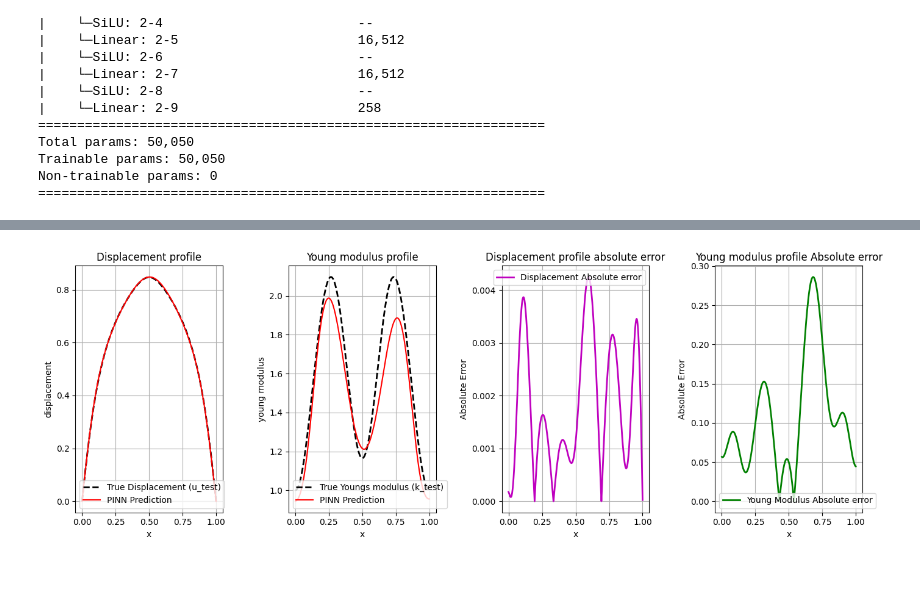
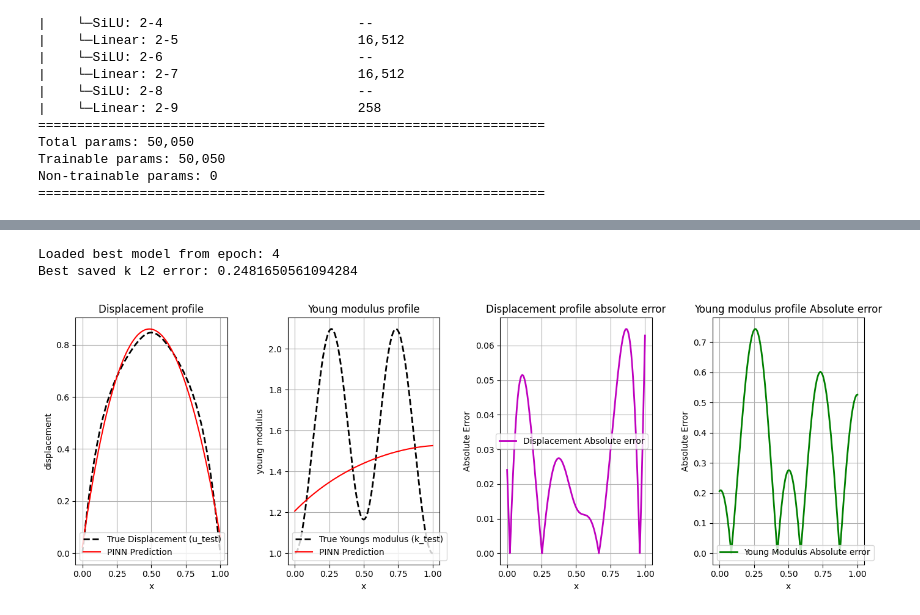
Before and after one commit to sourav0208/Inverse_PINNs_1D_Elastostatics, a Jupyter notebook: Problem_A.ipynb, the cells around one changed output, grey strips where cells are left out. Cells and saved outputs as stored; diff of their text form; code cells hidden in the pictures; blank space fills up the shorter version.

Commit message:
Modified code to add experimentation section for better interpretation and ran for 10 epochs to test it

```diff
--- a/Problem_A.ipynb
+++ b/Problem_A.ipynb
@@ -254,7 +254,7 @@ from pinn_dataset import MyDataset
 # %%
 x_in = torch.linspace(0.0,1.0,6000).view(-1,1).to(device=device)
 #dataloader = DataLoader(MyDataset(x_in), batch_size=500, shuffle=True, num_workers=4, pin_memory=True, persistent_workers=True)
-epochs = 9000
+epochs = 10
 batch_size = 200
 lr=0.001
 optimizer = torch.optim.Adam(params=reverse_model.parameters(), lr=lr, weight_decay=1e-4)
@@ -268 +288,7 @@ k_error_list=[]
+# %%
+metrics_path = exp_dir / "metrics.csv"
+
+with open(metrics_path, "w", newline="") as file:
+    writer = csv.writer(file)
+    writer.writerow(["epoch", "total_loss","data_loss", "boundary_loss","pde_loss", "u_l2_error", "k_l2_error", "learning_rate" ])
 # %%
@@ -313,14 +497,29 @@ Epoch: 5500 | Training Loss: 0.4318 | Displacement L^2 error: 0.0034 |Young Modu
+# %%
+np.savez(exp_dir / "training_history.npz", total_loss=loss_array, data_loss=data_loss_array, boundary_loss=boundary_loss_array, pde_loss=pde_loss_array, u_error=u_error_array, k_error=k_error_array)
+
+checkpoint = torch.load(exp_dir / "checkpoints" / "best_model.pt", map_location=device, weights_only=False)
+
+reverse_model.load_state_dict(checkpoint["model_state_dict"])
+
+reverse_model.eval()
+
+print("\nLoaded best model from epoch:", checkpoint["epoch"])
+
+print("Best saved k L2 error:", checkpoint["k_l2_error"])
+# %% [output]
+Loaded best model from epoch: 4
+Best saved k L2 error: 0.2481650561094284
 # %%
-def plot_results(x_test, u_test,K_test, reverse_model):
+def plot_results(x_test, u_test,K_test, reverse_model,exp_dir):
     reverse_model.eval()
     with torch.no_grad():
         u_pred, k_pred = reverse_model(x_test.to(device))
-        x = x_test.cpu().numpy()
-        u_true = u_test.detach().cpu().numpy()
-        k_true = k_test.detach().cpu().numpy()
+        x = x_test.cpu().numpy().reshape(-1)
+        u_true = u_test.detach().cpu().numpy().reshape(-1)
+        k_true = k_test.detach().cpu().numpy().reshape(-1)
 
-        u_pred = u_pred.cpu().numpy()
-        k_pred = k_pred.cpu().numpy()
+        u_pred = u_pred.cpu().numpy().reshape(-1)
+        k_pred = k_pred.cpu().numpy().reshape(-1)
 
     u_abs_error = np.abs(u_pred-u_true)
     k_abs_error = np.abs(k_pred-k_true)
@@ -335,33 +534,33 @@ def plot_results(x_test, u_test,K_test, reverse_model):
     ax1.legend()
     ax1.grid(True)
 
     ax2.plot(x,k_true, 'k--', label="True Youngs modulus (k_test)", linewidth=2)
     ax2.plot(x,k_pred, 'r-', label="PINN Prediction")
     ax2.set_title("Young modulus profile")
     ax2.set_xlabel("x")
     ax2.set_ylabel("young modulus")
     ax2.legend()
     ax2.grid(True)
 
     ax3.plot(x,u_abs_error, 'm-', label="Displacement Absolute error", linewidth=2)
 
     ax3.set_title("Displacement profile absolute error")
     ax3.set_xlabel("x")
     ax3.set_ylabel("Absolute Error")
     ax3.legend()
     ax3.grid(True)
 
     ax4.plot(x,k_abs_error, 'g-', label="Young Modulus Absolute error", linewidth=2)
     ax4.set_title("Young modulus profile Absolute error")
     ax4.set_xlabel("x")
     ax4.set_ylabel("Absolute Error")
     ax4.legend()
     ax4.grid(True)
 
     plt.tight_layout()
+    fig.savefig(exp_dir / "figures" / "problemA_prediction_comparison.png", dpi=300, bbox_inches="tight")
     plt.show()
-    fig.savefig("C:\SOURAV\DL_PDE_PROJECT\Recover young's modulus in 1D Elastostatics\Results\Plot_11.png")
 
-plot_results(x_test,u_test,k_test, reverse_model)
+plot_results(x_test,u_test,k_test, reverse_model, exp_dir)
 # %% [output]
-[figure, old version]
+[figure, new version]
```
Also changed, not shown: parts of 5 cells of this notebook, 7 other files.
